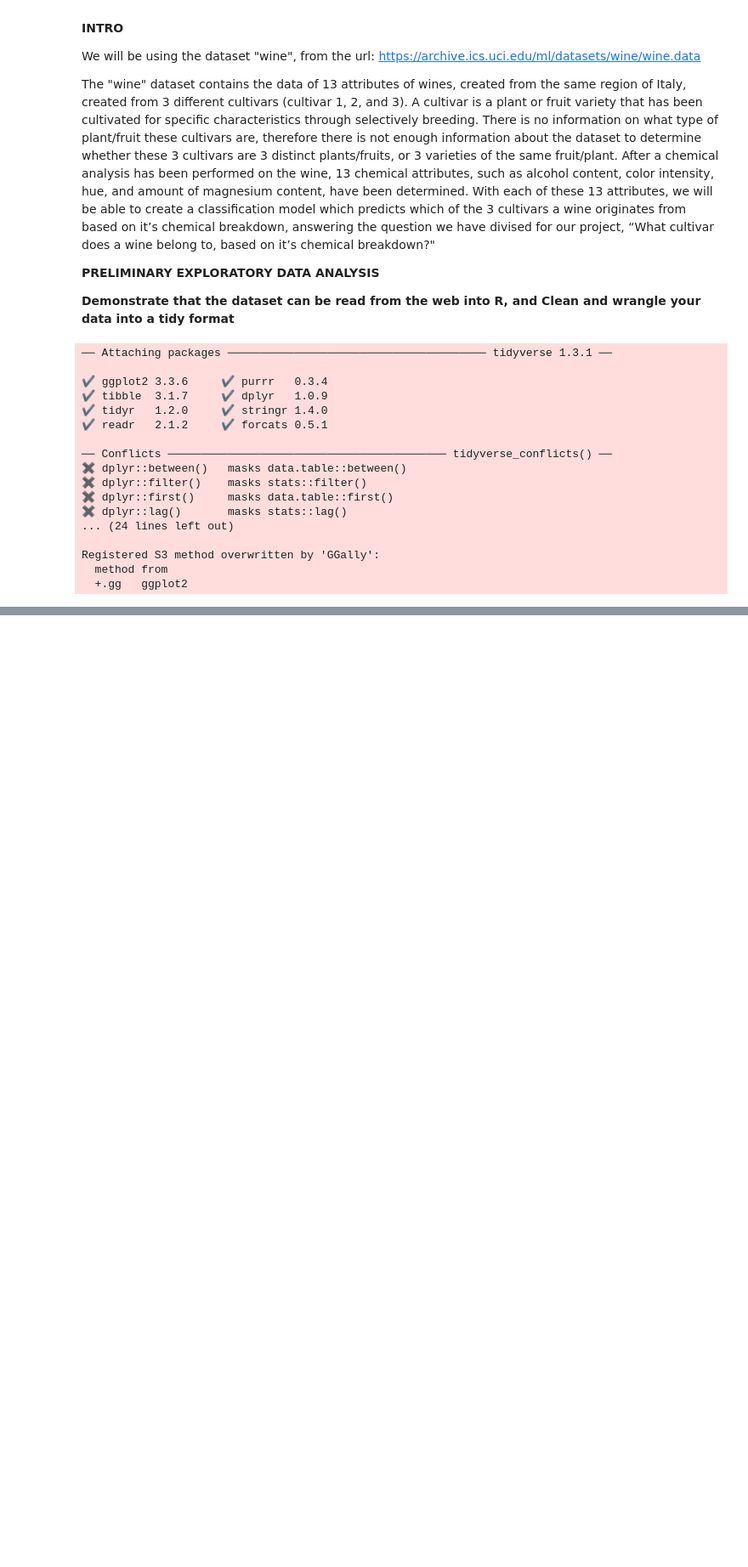
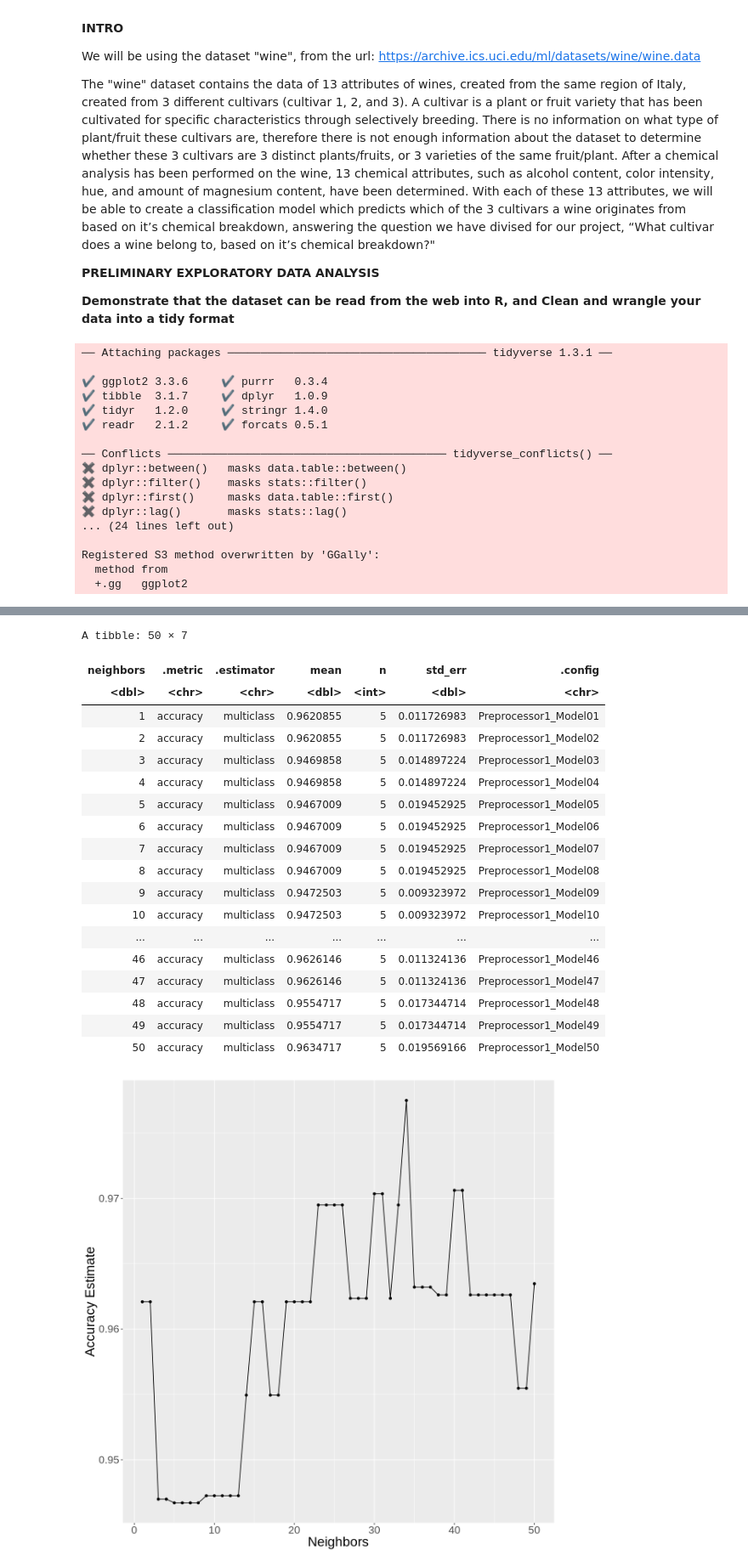
Before and after one commit to bkaanylmz/dsci-100-2022w1-group-95, a Jupyter notebook: WINE-edward copy.ipynb, the cells around one changed output, grey strips where cells are left out. Shown at 85% size. Drawn from its saved outputs; the diff is of its cells as text; code cells hidden in the pictures; blank space fills up the shorter version.

Commit message:
Working on finding best k and creating classification model

```diff
--- a/WINE-edward copy.ipynb
+++ b/WINE-edward copy.ipynb
@@ -81,5 +63,62 @@ Warning message in warn_if_args_exist(list(...)):
 # %%
 # data summarization
-wine_split<- initial_split(wine, prop=0.75, strata=Cultivar)
-wine_training<- training(wine_split)
-wine_testing<- testing(wine_split)
+set.seed(2022)
+options(repr.plot.height = 10, repr.plot.width = 10)
+
+wine <- wine |>
+    mutate(Cultivar = as_factor(Cultivar))
+
+wine_split <- initial_split(wine, prop = 0.75, strata = Cultivar)
+wine_training <- training(wine_split)
+wine_testing <- testing(wine_split)
+
+wine_vfold <- vfold_cv(wine_training, v = 5, strata = Cultivar)
+
+wine_recipe <- recipe(Cultivar ~ ., data = wine_training) |>
+            step_scale(all_predictors()) |>
+            step_center(all_predictors())
+
+knn_tune <- nearest_neighbor(weight_func = "rectangular", neighbors = tune()) |>
+            set_engine("kknn") |>
+            set_mode("classification")
+
+k_vals <- tibble(neighbors = seq(from = 1, to = 50, by = 1))
+
+knn_results <- workflow() |>
+            add_recipe(wine_recipe) |>
+            add_model(knn_tune) |>
+            tune_grid(resamples = wine_vfold, grid = k_vals) |>
+            collect_metrics() |>
+            filter(.metric == "accuracy")
+
+knn_results
+
+cross_val_plot <- knn_results |>
+    ggplot(aes(x = neighbors, y = mean)) +
+    geom_point() +
+    geom_line() +
+    labs(x = "Neighbors", y = "Accuracy Estimate") +
+    theme(text = element_text(size = 20))
+
+cross_val_plot
+# %% [output]
+A tibble: 50 × 7
+| neighbors | .metric | .estimator | mean | n | std_err | .config |
+| <dbl> | <chr> | <chr> | <dbl> | <int> | <dbl> | <chr> |
+| 1 | accuracy | multiclass | 0.9620855 | 5 | 0.011726983 | Preprocessor1_Model01 |
+| 2 | accuracy | multiclass | 0.9620855 | 5 | 0.011726983 | Preprocessor1_Model02 |
+| 3 | accuracy | multiclass | 0.9469858 | 5 | 0.014897224 | Preprocessor1_Model03 |
+| 4 | accuracy | multiclass | 0.9469858 | 5 | 0.014897224 | Preprocessor1_Model04 |
+| 5 | accuracy | multiclass | 0.9467009 | 5 | 0.019452925 | Preprocessor1_Model05 |
+| 6 | accuracy | multiclass | 0.9467009 | 5 | 0.019452925 | Preprocessor1_Model06 |
+| 7 | accuracy | multiclass | 0.9467009 | 5 | 0.019452925 | Preprocessor1_Model07 |
+| 8 | accuracy | multiclass | 0.9467009 | 5 | 0.019452925 | Preprocessor1_Model08 |
+| 9 | accuracy | multiclass | 0.9472503 | 5 | 0.009323972 | Preprocessor1_Model09 |
+| 10 | accuracy | multiclass | 0.9472503 | 5 | 0.009323972 | Preprocessor1_Model10 |
+| ... | ... | ... | ... | ... | ... | ... |
+| 46 | accuracy | multiclass | 0.9626146 | 5 | 0.011324136 | Preprocessor1_Model46 |
+| 47 | accuracy | multiclass | 0.9626146 | 5 | 0.011324136 | Preprocessor1_Model47 |
+| 48 | accuracy | multiclass | 0.9554717 | 5 | 0.017344714 | Preprocessor1_Model48 |
+| 49 | accuracy | multiclass | 0.9554717 | 5 | 0.017344714 | Preprocessor1_Model49 |
+| 50 | accuracy | multiclass | 0.9634717 | 5 | 0.019569166 | Preprocessor1_Model50 |
+[figure, added]
```
Also changed, not shown: parts of 4 cells of this notebook.
